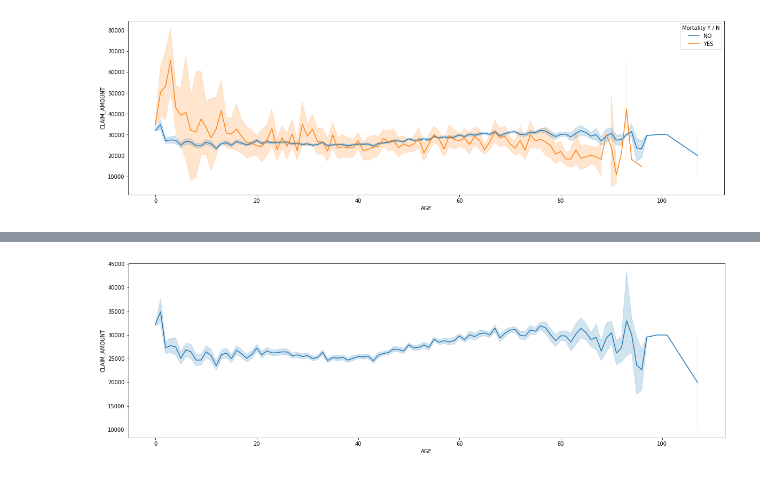
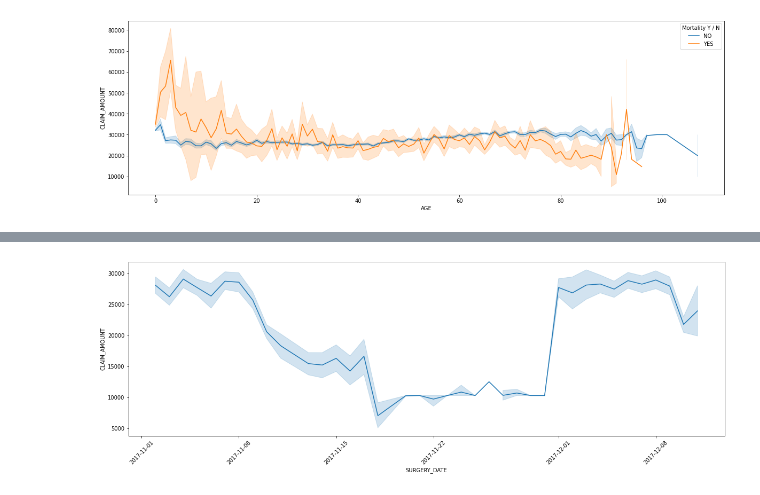
Before and after one commit to matog/Curso_EDA_Python_HealthData, a Jupyter notebook: notebook4031fa4176.ipynb, the cells around one changed output, grey strips where cells are left out. Cells and saved outputs as stored; diff of their text form; code cells hidden in the pictures.

```diff
--- a/notebook4031fa4176.ipynb
+++ b/notebook4031fa4176.ipynb
@@ -576,7 +542,0 @@ Name: SURGERY_DATE, dtype: int64
-# %%
-# data['SURGERY_DATE'] =  pd.to_datetime(data['SURGERY_DATE'])
-# data['SURGERY_DATE'] = pd.to_datetime(data['SURGERY_DATE']).dt.date
-# data['SURGERY_DATE'] = pd.to_datetime(data['SURGERY_DATE']).dt.date
-# data['SURGERY_DATE'] = data['SURGERY_DATE'].dt.date
-data['SURGERY_DATE1'] = data['SURGERY_DATE'].dt.date
-data.info()
@@ -584,0 +543,4 @@ AttributeError: Can only use .dt accessor with datetimelike values
+# %%
+# Reducimos el DF para trabajar con mayor velocidad
+data_graph = data.loc[data['SURGERY_DATE']>'2017-11-1']
+data_graph = data_graph.copy()
@@ -585,7 +557,6 @@ AttributeError: Can only use .dt accessor with datetimelike values
 # %%
 plt.figure(figsize=(20, 6))
-ax = sns.lineplot(data=data, x="AGE", y="CLAIM_AMOUNT")
-# ax = sns.lineplot(data=data, x="AGE", y="CLAIM_AMOUNT", ci=None)
-# plt.xticks(rotation=45); # el ; oculta el texto previo al gráfico. El mismo resultado se logra con plt.show()
+ax = sns.lineplot(data=data_graph, x="SURGERY_DATE", y="CLAIM_AMOUNT")
+plt.xticks(rotation=45); # el ; oculta el texto previo al gráfico. El mismo resultado se logra con plt.show()
 # %% [output]
-[figure, old version]
+[figure, new version]
```
Also changed, not shown: parts of 22 cells of this notebook.
